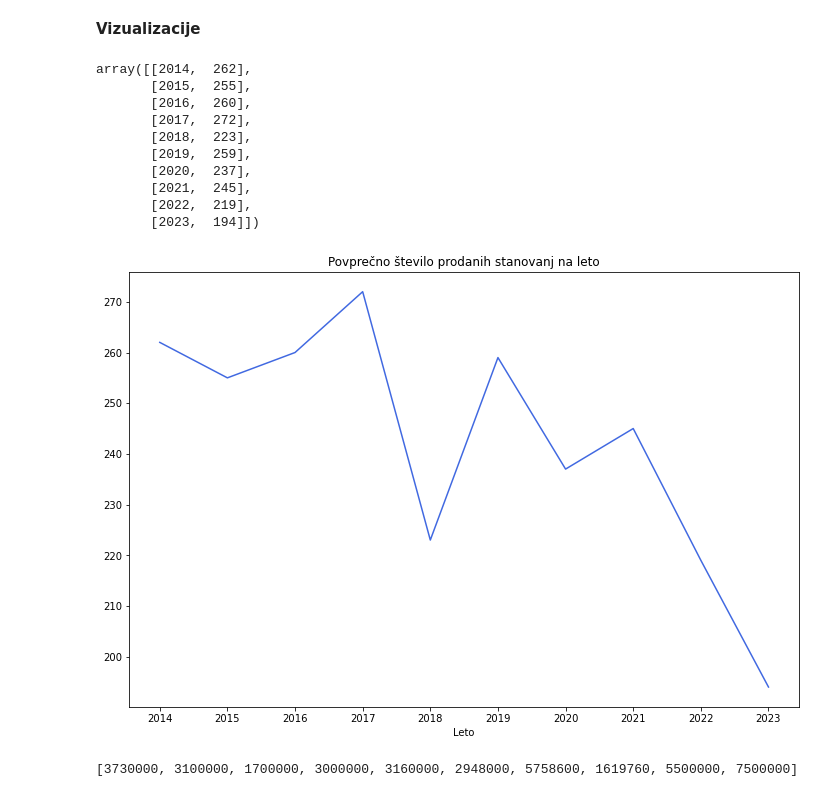
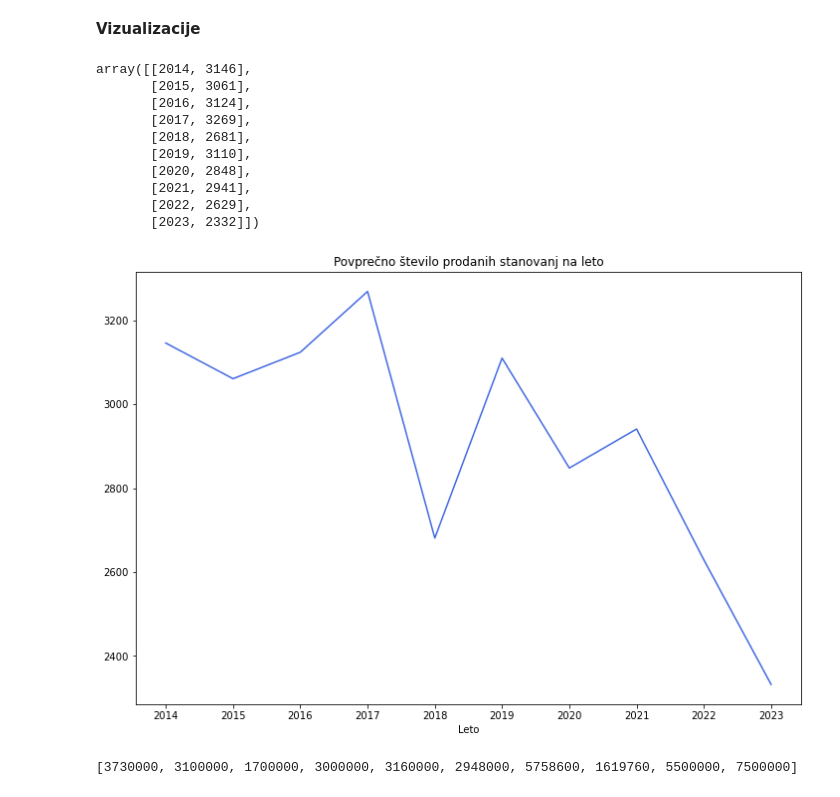
Before and after one commit to klemen-s/PR24KSLN, a Jupyter notebook: report.ipynb, the cells around one changed output. Drawn from its saved outputs; the diff is of its cells as text; code cells hidden in the pictures.

Commit message:
Popravljena 1. vizualizacija -> letno stevilo prodanih stanovanj

```diff
--- a/report.ipynb
+++ b/report.ipynb
@@ -130,34 +130,34 @@ import matplotlib.pyplot as plt
 # ID, #Ime ulice, #Hišna številka, #Leto izgradnje stanovanja, #Kvadratura stanovanja, #Datum prodaje, #Cena (EUR)
 
 podatki_za_leto = [final2014,final2015,final2016,final2017,final2018,final2019,final2020,final2021,final2022,final2023]
-stevilo_povprecnih_prodaj_po_letih = []
+stevilo_prodaj_po_letih = []
 leto = 2014
 
 for leto_analize in podatki_za_leto:
-    stevilo_povprecnih_prodaj_po_letih.append([leto, int(len(leto_analize) / 12)])
+    stevilo_prodaj_po_letih.append([leto,len(leto_analize)])
     leto += 1;
 
-stevilo_povprecnih_prodaj_po_letih = np.array(stevilo_povprecnih_prodaj_po_letih)
-stevilo_povprecnih_prodaj_po_letih
+stevilo_prodaj_po_letih = np.array(stevilo_prodaj_po_letih)
+stevilo_prodaj_po_letih
 # %% [output]
-array([[2014,  262],
-       [2015,  255],
-       [2016,  260],
-       [2017,  272],
-       [2018,  223],
-       [2019,  259],
-       [2020,  237],
-       [2021,  245],
-       [2022,  219],
-       [2023,  194]])
+array([[2014, 3146],
+       [2015, 3061],
+       [2016, 3124],
+       [2017, 3269],
+       [2018, 2681],
+       [2019, 3110],
+       [2020, 2848],
+       [2021, 2941],
+       [2022, 2629],
+       [2023, 2332]])
 # %%
 plt.figure(figsize=(12,8))
 plt.title("Povprečno število prodanih stanovanj na leto")
 plt.xlabel("Leto")
-plt.plot(stevilo_povprecnih_prodaj_po_letih[:, 0], stevilo_povprecnih_prodaj_po_letih[:, 1], color ="royalblue")
-plt.xticks(stevilo_povprecnih_prodaj_po_letih[:, 0])
+plt.plot(stevilo_prodaj_po_letih[:, 0], stevilo_prodaj_po_letih[:, 1], color ="royalblue")
+plt.xticks(stevilo_prodaj_po_letih[:, 0])
 plt.show()
 # %% [output]
-[figure, old version]
+[figure, new version]
 # %%
 # MAX prodajna cena za vsako leto
```
Also changed, not shown: parts of 1 cell of this notebook.
